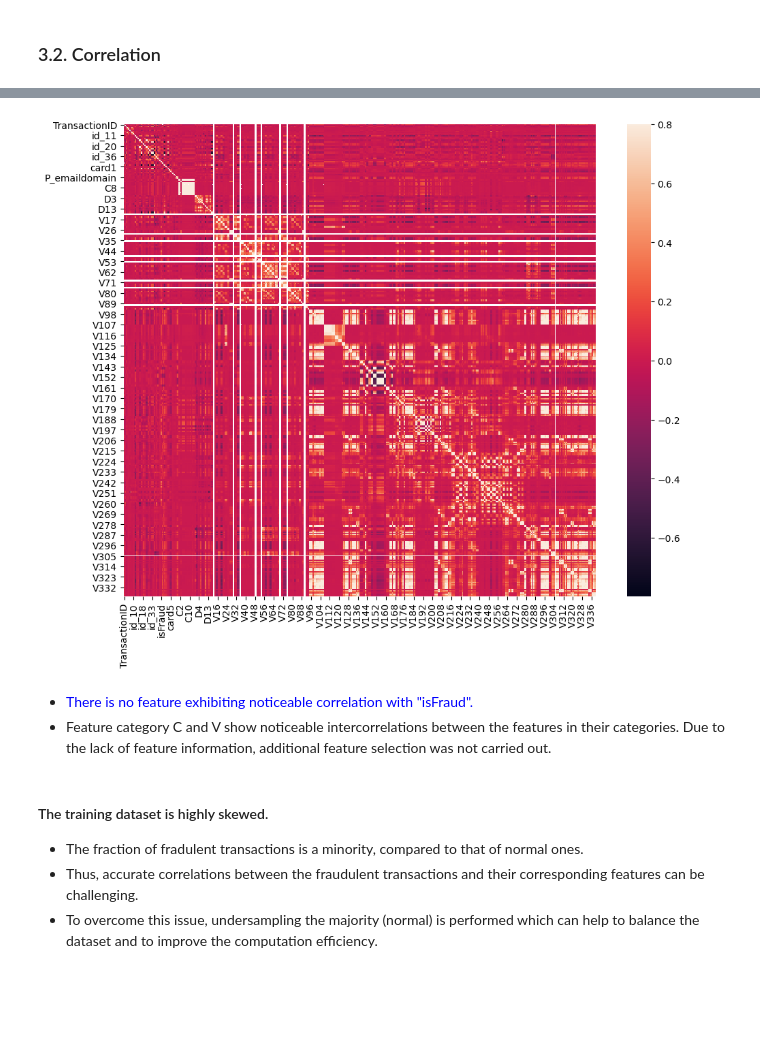
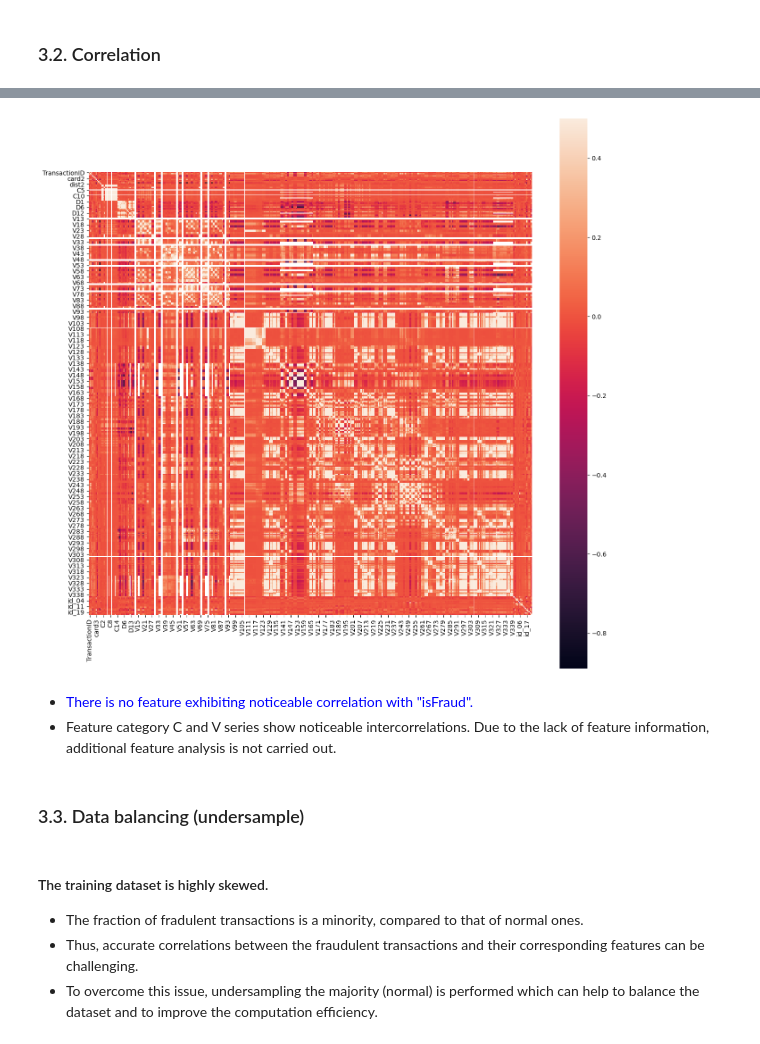
Before and after one commit to er1czz/HPC, a Jupyter notebook: Fraud_Detection_fullset_2.ipynb, the cells around one changed output, grey strips where cells are left out. Cells and saved outputs as stored; diff of their text form; code cells hidden in the pictures; blank space fills up the shorter version.

```diff
--- a/Fraud_Detection_fullset_2.ipynb
+++ b/Fraud_Detection_fullset_2.ipynb
@@ -66,7 +66,7 @@ import missingno as msno
 # %% [markdown]
 ### 1.1. Remove unpaired transaction (mismatch between identity and transaction datasets)
 # %%
-data = id.merge(tn, on= 'TransactionID', copy = False)
+data = tn.merge(id, on= 'TransactionID', copy = False)
 # %%
 plt.style.use('default')
 total=data.isnull().sum()
@@ -316,13 +324,15 @@ test_m.iloc[:, [10,22,35,41,46]]
 # %%
-correlation_matrix = train_m.corr()
-fig = plt.figure(figsize=(12,9))
-sns.heatmap(correlation_matrix,vmax=0.8,square = True)
+correlation_matrix = train.corr()
+fig = plt.figure(figsize=(16,16))
+sns.heatmap(correlation_matrix,vmax=0.5,square = True)
 plt.show()
 # %% [output]
-[figure, old version]
+[figure, new version]
 # %% [markdown]
 - <span style="color:blue;">There is no feature exhibiting noticeable correlation with "isFraud".</span>
-- Feature category C and V show noticeable intercorrelations between the features in their categories. Due to the lack of feature information, additional feature selection was not carried out.
+- Feature category C and V series show noticeable intercorrelations. Due to the lack of feature information, additional feature analysis is not carried out.
+# %% [markdown]
+### 3.3. Data balancing (undersample)
 # %% [markdown]
 #### The training dataset is highly skewed.
 - The fraction of fradulent transactions is a minority, compared to that of normal ones.
```
Also changed, not shown: parts of 44 cells of this notebook.
